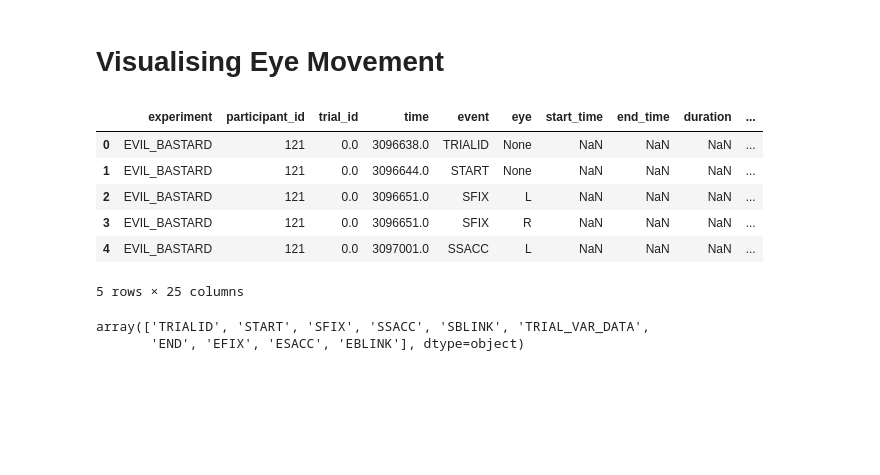
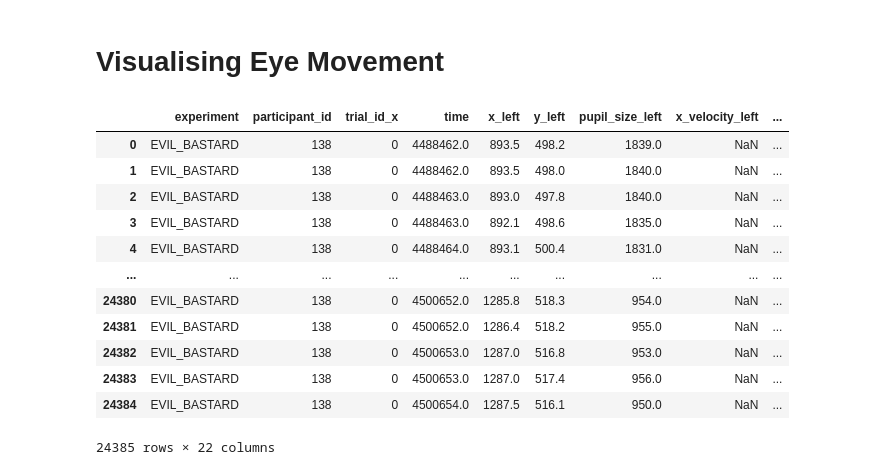
Before and after one commit to krusand/Analyzing-concussions-through-eyetracking-measurements, a Jupyter notebook: VisualisingEyeMovement/VisualisingEyeMovement.ipynb, the cells around one changed output. Cells and saved outputs as stored; diff of their text form; code cells hidden in the pictures; blank space fills up the shorter version.

Commit message:
Exploring EB data

```diff
--- a/VisualisingEyeMovement/VisualisingEyeMovement.ipynb
+++ b/VisualisingEyeMovement/VisualisingEyeMovement.ipynb
@@ -26,7 +26,7 @@ participant_ids = pd.read_parquet(
 participant_ids = participant_ids["participant_id"].unique()
 # %%
 # Read data for participant
-participant_id = participant_ids[3]
+participant_id = participant_ids[10]
 filters = [
     ('participant_id', '=', participant_id),
 ]
@@ -40,26 +40,11 @@ events_df = pd.read_parquet(
     f"{CLEANED_DIR}/{experiment}_events.pq",
     filters=filters
     )
-# %%
-events_df.head()
-# %% [output]
-|  | experiment | participant_id | trial_id | time | event | eye | start_time | end_time | duration | ... |
-| 0 | EVIL_BASTARD | 121 | 0.0 | 3096638.0 | TRIALID | None | NaN | NaN | NaN | ... |
-| 1 | EVIL_BASTARD | 121 | 0.0 | 3096644.0 | START | None | NaN | NaN | NaN | ... |
-| 2 | EVIL_BASTARD | 121 | 0.0 | 3096651.0 | SFIX | L | NaN | NaN | NaN | ... |
-| 3 | EVIL_BASTARD | 121 | 0.0 | 3096651.0 | SFIX | R | NaN | NaN | NaN | ... |
-| 4 | EVIL_BASTARD | 121 | 0.0 | 3097001.0 | SSACC | L | NaN | NaN | NaN | ... |
-5 rows × 25 columns
-# %%
-events_df["event"].unique()
-# %% [output]
-array(['TRIALID', 'START', 'SFIX', 'SSACC', 'SBLINK', 'TRIAL_VAR_DATA',
-       'END', 'EFIX', 'ESACC', 'EBLINK'], dtype=object)
 # %%
 # Extract fixpoints
 fixpoints = events_df[events_df["event"]=="FIXPOINT"].loc[:,["trial_id", "time", "event", "stimulus_x", "stimulus_y"]]
 # %%
-trial_id=1
+trial_id=0
 
 sample_df = samples_df.loc[samples_df["trial_id"]==trial_id,:]
 
@@ -156,0 +133,16 @@ anim.save(f"{experiment}_{participant_id}_{trial_id}.mp4", writer="ffmpeg", fps=
+# %%
+sample_df
+# %% [output]
+|  | experiment | participant_id | trial_id_x | time | x_left | y_left | pupil_size_left | x_velocity_left | ... |
+| 0 | EVIL_BASTARD | 138 | 0 | 4488462.0 | 893.5 | 498.2 | 1839.0 | NaN | ... |
+| 1 | EVIL_BASTARD | 138 | 0 | 4488462.0 | 893.5 | 498.0 | 1840.0 | NaN | ... |
+| 2 | EVIL_BASTARD | 138 | 0 | 4488463.0 | 893.0 | 497.8 | 1840.0 | NaN | ... |
+| 3 | EVIL_BASTARD | 138 | 0 | 4488463.0 | 892.1 | 498.6 | 1835.0 | NaN | ... |
+| 4 | EVIL_BASTARD | 138 | 0 | 4488464.0 | 893.1 | 500.4 | 1831.0 | NaN | ... |
+| ... | ... | ... | ... | ... | ... | ... | ... | ... | ... |
+| 24380 | EVIL_BASTARD | 138 | 0 | 4500652.0 | 1285.8 | 518.3 | 954.0 | NaN | ... |
+| 24381 | EVIL_BASTARD | 138 | 0 | 4500652.0 | 1286.4 | 518.2 | 955.0 | NaN | ... |
+| 24382 | EVIL_BASTARD | 138 | 0 | 4500653.0 | 1287.0 | 516.8 | 953.0 | NaN | ... |
+| 24383 | EVIL_BASTARD | 138 | 0 | 4500653.0 | 1287.0 | 517.4 | 956.0 | NaN | ... |
+| 24384 | EVIL_BASTARD | 138 | 0 | 4500654.0 | 1287.5 | 516.1 | 950.0 | NaN | ... |
+24385 rows × 22 columns
```
Also changed, not shown: parts of 1 cell of this notebook, 2 other files.
